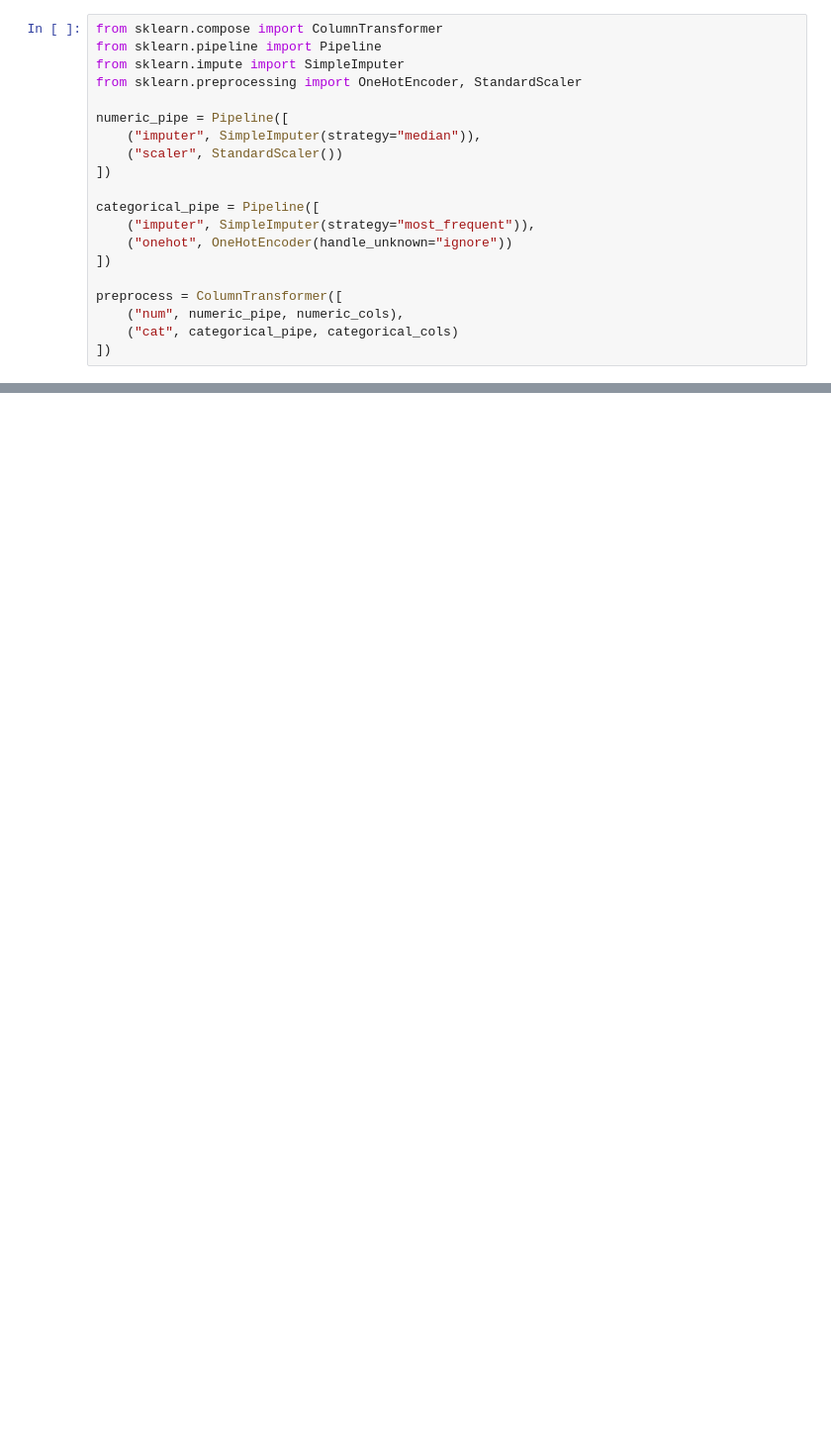
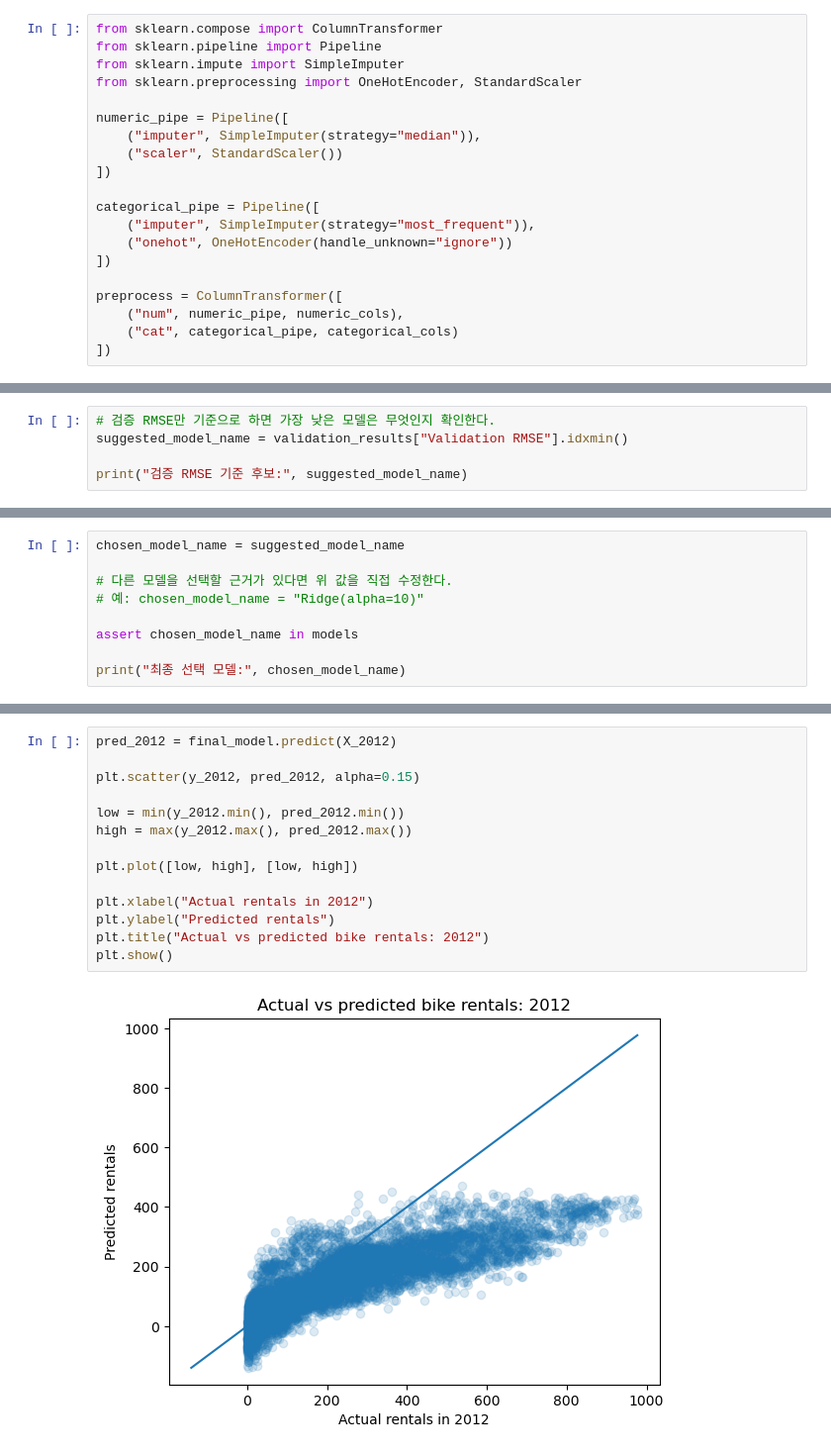
Before and after one commit to codingalzi/code-workout-ml, a Jupyter notebook: p1_project_bike_demand.ipynb, the cells around one changed output, grey strips where cells are left out. Shown at 99% size. Cells and saved outputs as stored; diff of their text form; blank space fills up the shorter version.

```diff
--- a/p1_project_bike_demand.ipynb
+++ b/p1_project_bike_demand.ipynb
@@ -892,0 +707,5 @@ AI가 작성한 결론에서 다음과 같은 문제가 있는지 찾는다.
+# %%
+# 검증 RMSE만 기준으로 하면 가장 낮은 모델은 무엇인지 확인한다.
+suggested_model_name = validation_results["Validation RMSE"].idxmin()
+
+print("검증 RMSE 기준 후보:", suggested_model_name)
@@ -892,0 +766,9 @@ AI가 작성한 결론에서 다음과 같은 문제가 있는지 찾는다.
+# %%
+chosen_model_name = suggested_model_name
+
+# 다른 모델을 선택할 근거가 있다면 위 값을 직접 수정한다.
+# 예: chosen_model_name = "Ridge(alpha=10)"
+
+assert chosen_model_name in models
+
+print("최종 선택 모델:", chosen_model_name)
@@ -892,0 +857,16 @@ AI가 작성한 결론에서 다음과 같은 문제가 있는지 찾는다.
+# %%
+pred_2012 = final_model.predict(X_2012)
+
+plt.scatter(y_2012, pred_2012, alpha=0.15)
+
+low = min(y_2012.min(), pred_2012.min())
+high = max(y_2012.max(), pred_2012.max())
+
+plt.plot([low, high], [low, high])
+
+plt.xlabel("Actual rentals in 2012")
+plt.ylabel("Predicted rentals")
+plt.title("Actual vs predicted bike rentals: 2012")
+plt.show()
+# %% [output]
+[figure, added]
```
Also changed, not shown: parts of 114 cells of this notebook, 1 other file.
